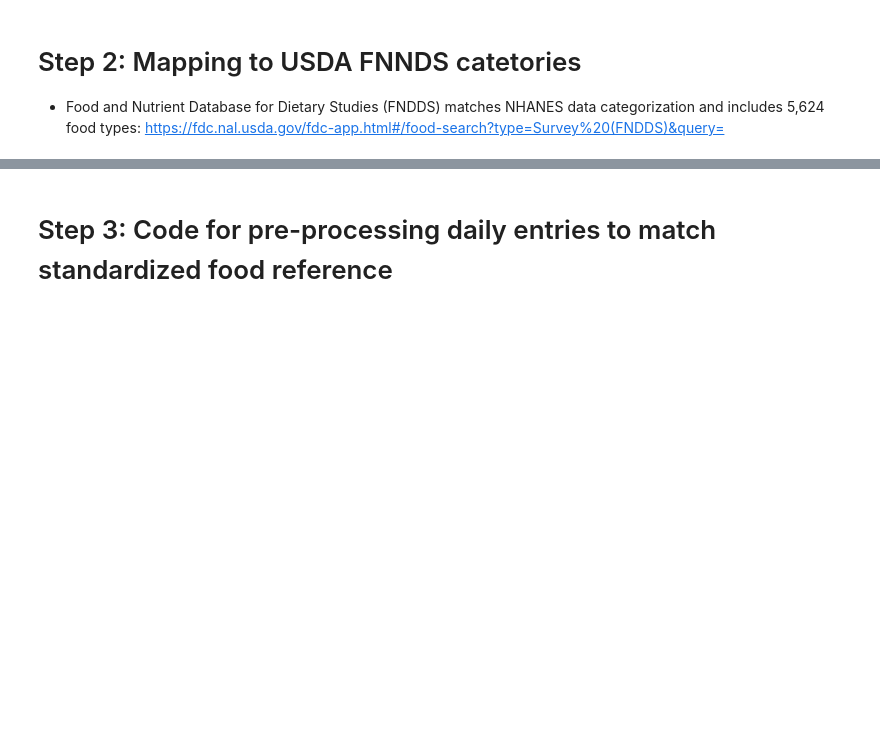
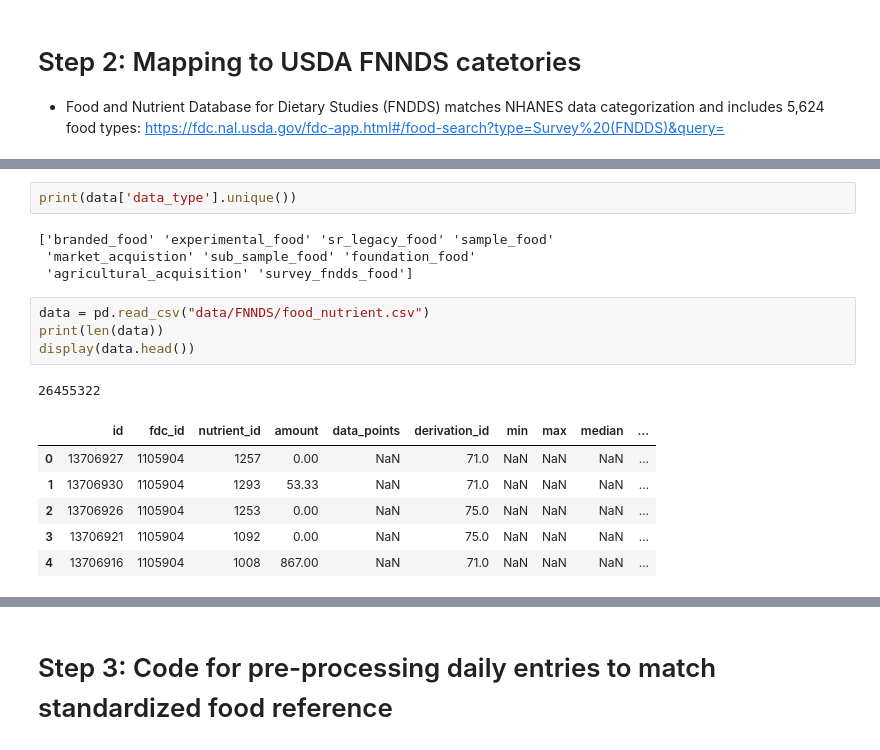
Before and after one commit to FarzinAhmadi/IO-with-behavior-Change, a Jupyter notebook: standardize_foods.ipynb, the cells around one changed output, grey strips where cells are left out. Drawn from its saved outputs; the diff is of its cells as text; blank space fills up the shorter version.

```diff
--- a/standardize_foods.ipynb
+++ b/standardize_foods.ipynb
@@ -120,0 +193,18 @@ NameError: name 'standardize_nutrients' is not defined
+# %%
+print(data['data_type'].unique())
+# %% [output]
+['branded_food' 'experimental_food' 'sr_legacy_food' 'sample_food'
+ 'market_acquistion' 'sub_sample_food' 'foundation_food'
+ 'agricultural_acquisition' 'survey_fndds_food']
+# %%
+data = pd.read_csv("data/FNNDS/food_nutrient.csv")
+print(len(data))
+display(data.head())
+# %% [output]
+26455322
+|  | id | fdc_id | nutrient_id | amount | data_points | derivation_id | min | max | median | ... |
+| 0 | 13706927 | 1105904 | 1257 | 0.00 | NaN | 71.0 | NaN | NaN | NaN | ... |
+| 1 | 13706930 | 1105904 | 1293 | 53.33 | NaN | 71.0 | NaN | NaN | NaN | ... |
+| 2 | 13706926 | 1105904 | 1253 | 0.00 | NaN | 75.0 | NaN | NaN | NaN | ... |
+| 3 | 13706921 | 1105904 | 1092 | 0.00 | NaN | 75.0 | NaN | NaN | NaN | ... |
+| 4 | 13706916 | 1105904 | 1008 | 867.00 | NaN | 71.0 | NaN | NaN | NaN | ... |
```
Also changed, not shown: parts of 12 cells of this notebook, 5 other files.
